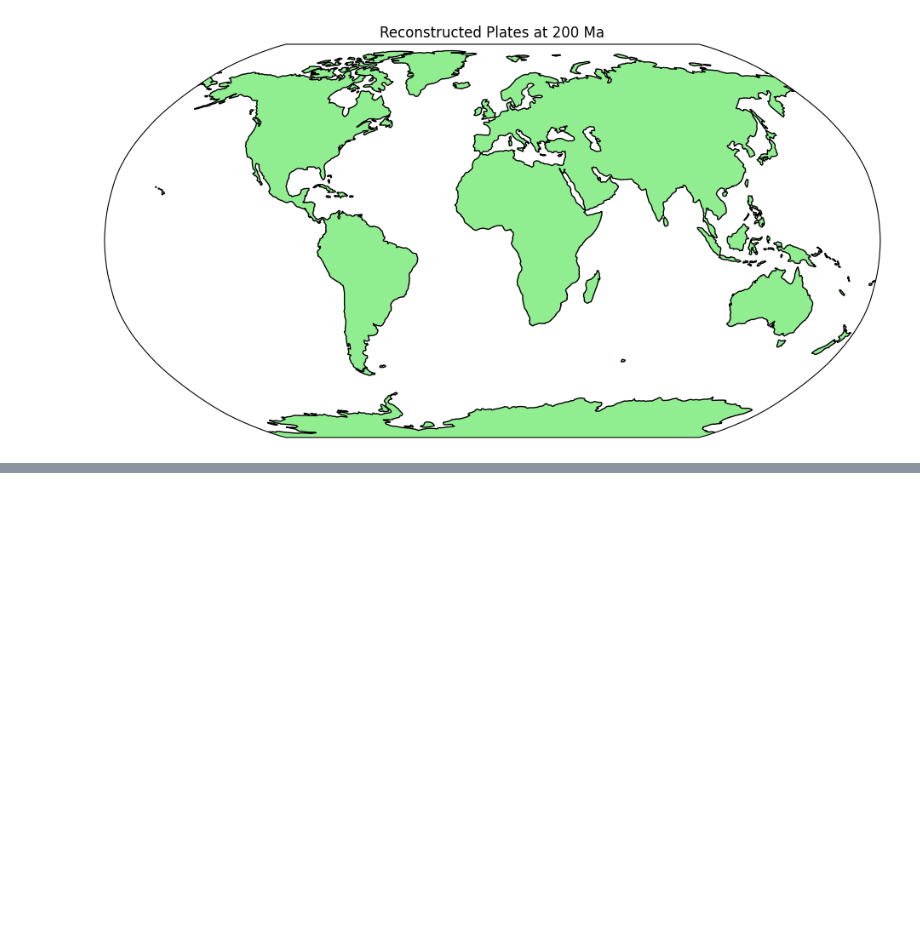
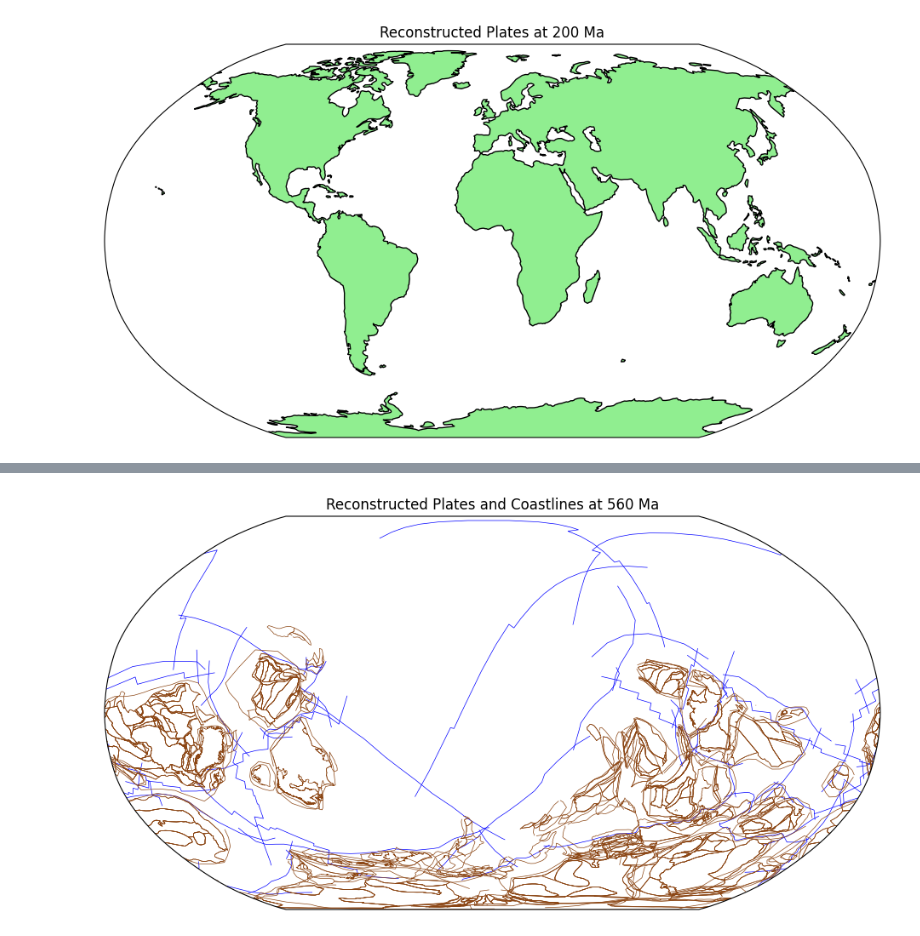
Before and after one commit to ZhuanJin-ZJ/paleofauna-evolution-model, a Jupyter notebook: Tectonic Base Model.ipynb, the cells around one changed output, grey strips where cells are left out. Drawn from its saved outputs; the diff is of its cells as text; code cells hidden in the pictures; blank space fills up the shorter version.

```diff
--- a/Tectonic Base Model.ipynb
+++ b/Tectonic Base Model.ipynb
@@ -165,0 +228,70 @@ plt.show()
+# %%
+import pygplates
+import matplotlib.pyplot as plt
+import cartopy.crs as ccrs
+import os
+
+def plot_reconstructed_features(ax, reconstructed_geometries, color_map):
+    for reconstructed_feature_geom in reconstructed_geometries:
+        geom = reconstructed_feature_geom.get_reconstructed_geometry()
+        if isinstance(geom, pygplates.PolygonOnSphere):
+            lat_lon_list = geom.to_lat_lon_list()
+            if lat_lon_list:
+                lats, lons = zip(*lat_lon_list)
+                ax.plot(lons, lats, '-', color=color_map.get('polygon', 'black'),
+                        transform=ccrs.Geodetic(), linewidth=0.5)
+        elif isinstance(geom, pygplates.PolylineOnSphere):
+            lat_lon_list = geom.to_lat_lon_list()
+            if lat_lon_list:
+                lats, lons = zip(*lat_lon_list)
+                ax.plot(lons, lats, '-', color=color_map.get('polyline', 'black'),
+                        transform=ccrs.Geodetic(), linewidth=0.5)
+
+# === INPUT SETUP ===
+reconstruction_time = 560  # Change this to any time between 0 and 1000 Ma
+
+base_path = 'GPlates 2.5.0/GeoData/FeatureCollections/AltPlateReconstructions/Muller_etal_2022'
+rotation_path = os.path.join(base_path, '1000_0_rotfile.rot')
+coastlines_path = os.path.join(base_path, 'COB_polygons_and_coastlines_combined_1000_0_Merdith_etal.gpml')
+
+# Choose plate boundary files based on reconstruction time
+if reconstruction_time > 410:
+    plate_boundaries_path = [
+        os.path.join(base_path, '1000-410-Convergence.gpml'),
+        os.path.join(base_path, '1000-410-Divergence.gpml'),
+        os.path.join(base_path, '1000-410-Transforms.gpml'),
+        os.path.join(base_path, '1000-410-Topologies.gpml')
+    ]
+elif 250 < reconstruction_time <= 410:
+    plate_boundaries_path = [os.path.join(base_path, '410-250_plate_boundaries.gpml')]
+else:
+    plate_boundaries_path = [os.path.join(base_path, '250-0_plate_boundaries.gpml')]
+
+# === LOAD DATA ===
+if isinstance(plate_boundaries_path, list):
+    features = []
+    for path in plate_boundaries_path:
+        features += pygplates.FeatureCollection(path)
+else:
+    features = pygplates.FeatureCollection(plate_boundaries_path)
+
+coastline_features = pygplates.FeatureCollection(coastlines_path)
+rotation_model = pygplates.RotationModel(rotation_path)
+
+# === RECONSTRUCT ===
+reconstructed_boundaries = []
+reconstructed_coastlines = []
+pygplates.reconstruct(features, rotation_model, reconstructed_boundaries, reconstruction_time)
+pygplates.reconstruct(coastline_features, rotation_model, reconstructed_coastlines, reconstruction_time)
+
+# === PLOT ===
+fig = plt.figure(figsize=(12, 6))
+ax = fig.add_subplot(1, 1, 1, projection=ccrs.Robinson())
+ax.set_title(f"Reconstructed Plates and Coastlines at {reconstruction_time} Ma")
+
+plot_reconstructed_features(ax, reconstructed_boundaries, color_map={'polygon': 'red', 'polyline': 'blue'})
+plot_reconstructed_features(ax, reconstructed_coastlines, color_map={'polygon': 'saddlebrown', 'polyline': 'saddlebrown'})
+
+plt.show()
+# %% [output]
+[figure, added]
```
Also changed, not shown: parts of 2 cells of this notebook.
